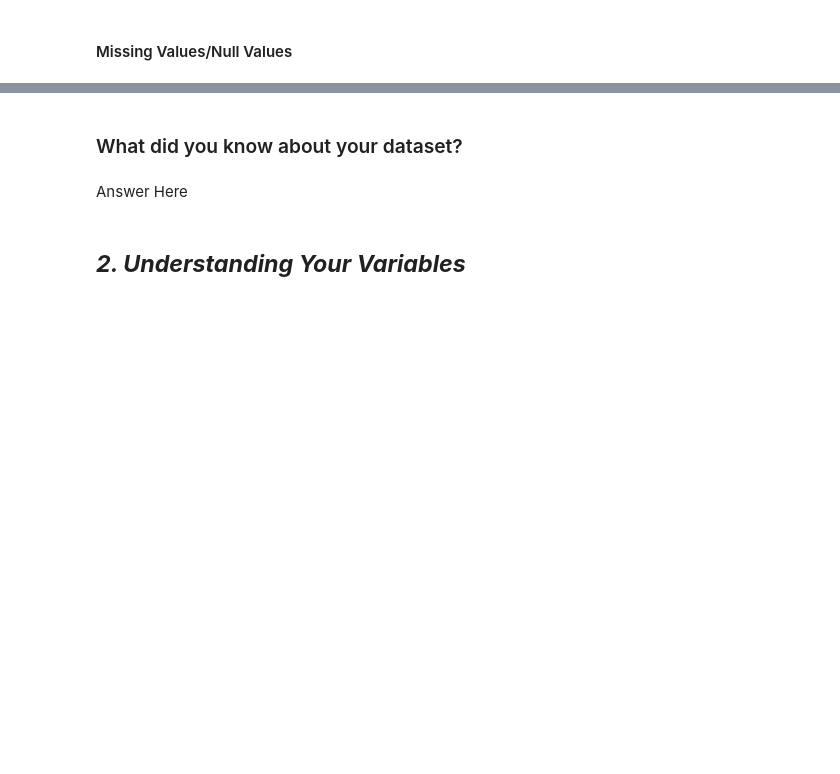
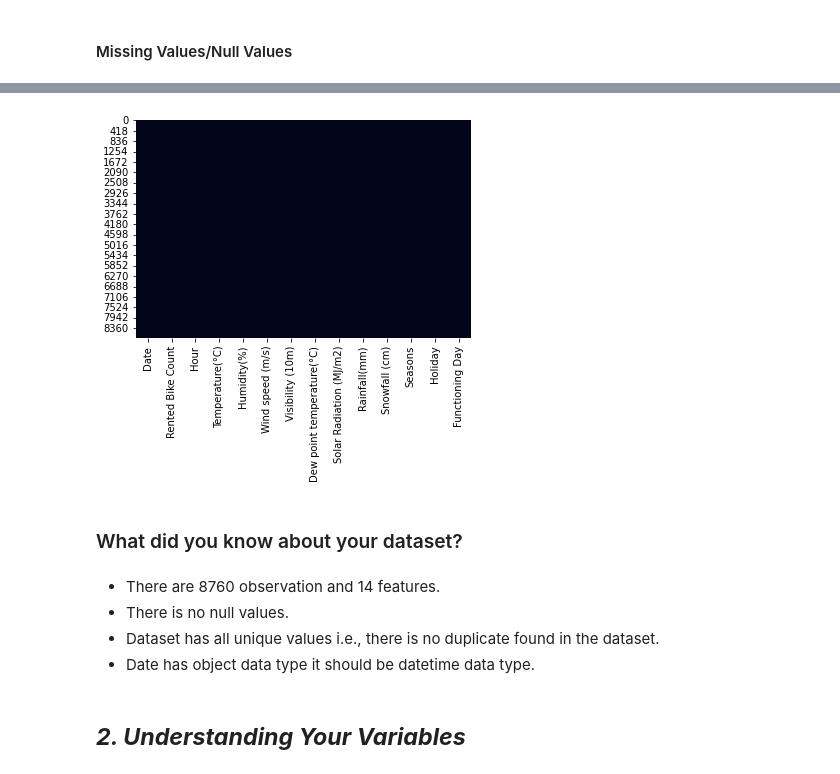
Before and after one commit to abhinav4201/Regression-Bike-Sharing-Demand-Prediction, a Jupyter notebook: Supervised_Regression_Bike_Demand_Prediction_Capstone_2.ipynb, the cells around one changed output, grey strips where cells are left out. Drawn from its saved outputs; the diff is of its cells as text; code cells hidden in the pictures; blank space fills up the shorter version.

Commit message:
first view of data

```diff
--- a/Supervised_Regression_Bike_Demand_Prediction_Capstone_2.ipynb
+++ b/Supervised_Regression_Bike_Demand_Prediction_Capstone_2.ipynb
@@ -84,3 +164,7 @@ M - Multivariate Analysis
+# %%
+# Load Dataset
+path = '/content/drive/MyDrive/almabetter/Supervised-ML-Regression/Regression-Bike Sharing Demand Prediction/Data/SeoulBikeData.csv'
+bk_data = pd.read_csv(path,encoding = "ISO-8859-1")
 # %% [markdown]
 ### Dataset First View
 # %%
@@ -104,9 +239,16 @@ M - Multivariate Analysis
 # %%
 # Visualizing the missing values
+# Checking Null Value by plotting Heatmap
+sns.heatmap(bk_data.isnull(), cbar=False);
+# %% [output]
+[figure, added]
 # %% [markdown]
 ### What did you know about your dataset?
-# %% [markdown]
-Answer Here
+# %% [markdown]
+* There are 8760 observation and 14 features.
+* There is no null values.
+* Dataset has all unique values i.e., there is no duplicate found in the dataset.
+* Date has object data type it should be datetime data type.
 # %% [markdown]
 ## ***2. Understanding Your Variables***
 # %%
```
Also changed, not shown: parts of 16 cells of this notebook.
